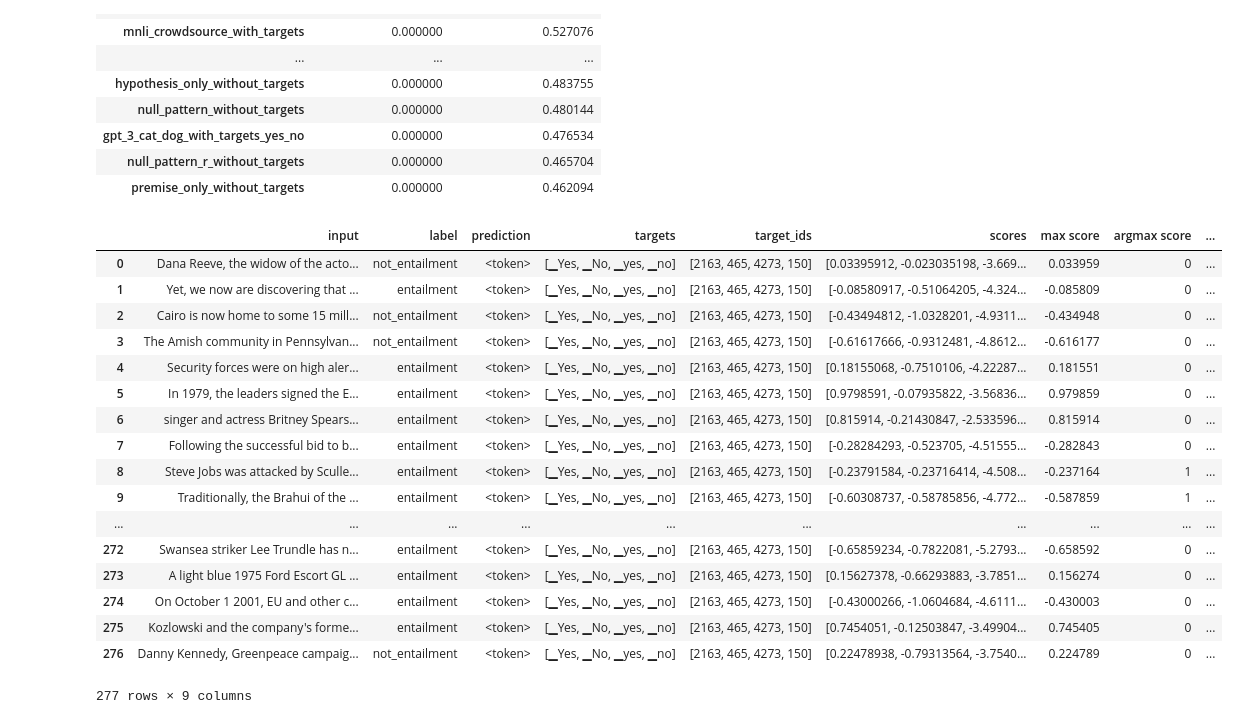
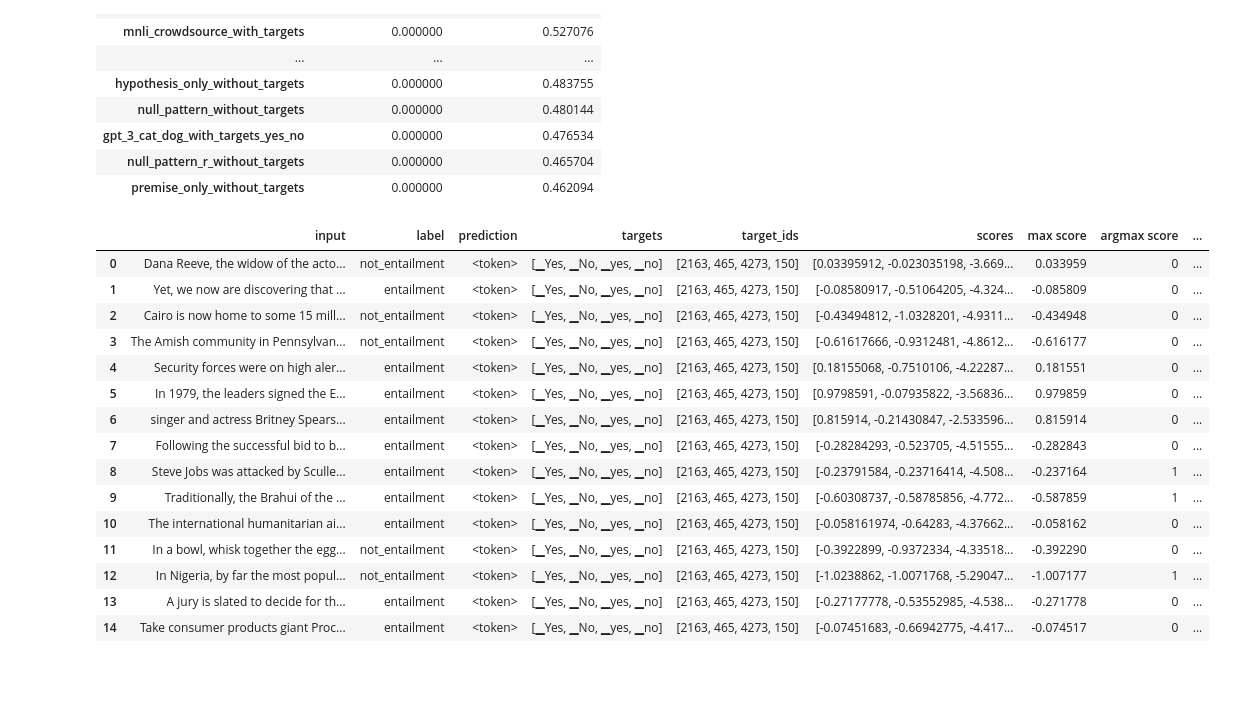
Before and after one commit to mmarius/t0-analysis, a Jupyter notebook: notebooks/rte_accuracy.ipynb, the cells around one changed output. Cells and saved outputs as stored; diff of their text form; code cells hidden in the pictures; blank space fills up the shorter version.

```diff
--- a/notebooks/rte_accuracy.ipynb
+++ b/notebooks/rte_accuracy.ipynb
@@ -271,24 +262,22 @@ google-t5-xl-lm-adapt (sorted by task score performance)
 # %%
 # check where score based prediction and em based prediction disagree
 prompt = "gpt_3_yes_no_with_targets"
 df_check = models_inputs["google-t5-xl-lm-adapt"]
-df_check[prompt][df_check[prompt]["prediction"] != df_check[prompt]["argmax score prediction"]]
+df_check[prompt][df_check[prompt]["prediction"] != df_check[prompt]["argmax score prediction"]].head(15)
 # %% [output]
 |  | input | label | prediction | targets | target_ids | scores | max score | argmax score | ... |
 | 0 | Dana Reeve, the widow of the acto... | not_entailment | <token> | [▁Yes, ▁No, ▁yes, ▁no] | [2163, 465, 4273, 150] | [0.03395912, -0.023035198, -3.669... | 0.033959 | 0 | ... |
 | 1 | Yet, we now are discovering that ... | entailment | <token> | [▁Yes, ▁No, ▁yes, ▁no] | [2163, 465, 4273, 150] | [-0.08580917, -0.51064205, -4.324... | -0.085809 | 0 | ... |
 | 2 | Cairo is now home to some 15 mill... | not_entailment | <token> | [▁Yes, ▁No, ▁yes, ▁no] | [2163, 465, 4273, 150] | [-0.43494812, -1.0328201, -4.9311... | -0.434948 | 0 | ... |
 | 3 | The Amish community in Pennsylvan... | not_entailment | <token> | [▁Yes, ▁No, ▁yes, ▁no] | [2163, 465, 4273, 150] | [-0.61617666, -0.9312481, -4.8612... | -0.616177 | 0 | ... |
 | 4 | Security forces were on high aler... | entailment | <token> | [▁Yes, ▁No, ▁yes, ▁no] | [2163, 465, 4273, 150] | [0.18155068, -0.7510106, -4.22287... | 0.181551 | 0 | ... |
 | 5 | In 1979, the leaders signed the E... | entailment | <token> | [▁Yes, ▁No, ▁yes, ▁no] | [2163, 465, 4273, 150] | [0.9798591, -0.07935822, -3.56836... | 0.979859 | 0 | ... |
 | 6 | singer and actress Britney Spears... | entailment | <token> | [▁Yes, ▁No, ▁yes, ▁no] | [2163, 465, 4273, 150] | [0.815914, -0.21430847, -2.533596... | 0.815914 | 0 | ... |
 | 7 | Following the successful bid to b... | entailment | <token> | [▁Yes, ▁No, ▁yes, ▁no] | [2163, 465, 4273, 150] | [-0.28284293, -0.523705, -4.51555... | -0.282843 | 0 | ... |
 | 8 | Steve Jobs was attacked by Sculle... | entailment | <token> | [▁Yes, ▁No, ▁yes, ▁no] | [2163, 465, 4273, 150] | [-0.23791584, -0.23716414, -4.508... | -0.237164 | 1 | ... |
 | 9 | Traditionally, the Brahui of the ... | entailment | <token> | [▁Yes, ▁No, ▁yes, ▁no] | [2163, 465, 4273, 150] | [-0.60308737, -0.58785856, -4.772... | -0.587859 | 1 | ... |
-| ... | ... | ... | ... | ... | ... | ... | ... | ... | ... |
-| 272 | Swansea striker Lee Trundle has n... | entailment | <token> | [▁Yes, ▁No, ▁yes, ▁no] | [2163, 465, 4273, 150] | [-0.65859234, -0.7822081, -5.2793... | -0.658592 | 0 | ... |
-| 273 | A light blue 1975 Ford Escort GL ... | entailment | <token> | [▁Yes, ▁No, ▁yes, ▁no] | [2163, 465, 4273, 150] | [0.15627378, -0.66293883, -3.7851... | 0.156274 | 0 | ... |
-| 274 | On October 1 2001, EU and other c... | entailment | <token> | [▁Yes, ▁No, ▁yes, ▁no] | [2163, 465, 4273, 150] | [-0.43000266, -1.0604684, -4.6111... | -0.430003 | 0 | ... |
-| 275 | Kozlowski and the company's forme... | entailment | <token> | [▁Yes, ▁No, ▁yes, ▁no] | [2163, 465, 4273, 150] | [0.7454051, -0.12503847, -3.49904... | 0.745405 | 0 | ... |
-| 276 | Danny Kennedy, Greenpeace campaig... | not_entailment | <token> | [▁Yes, ▁No, ▁yes, ▁no] | [2163, 465, 4273, 150] | [0.22478938, -0.79313564, -3.7540... | 0.224789 | 0 | ... |
+| 10 | The international humanitarian ai... | entailment | <token> | [▁Yes, ▁No, ▁yes, ▁no] | [2163, 465, 4273, 150] | [-0.058161974, -0.64283, -4.37662... | -0.058162 | 0 | ... |
+| 11 | In a bowl, whisk together the egg... | not_entailment | <token> | [▁Yes, ▁No, ▁yes, ▁no] | [2163, 465, 4273, 150] | [-0.3922899, -0.9372334, -4.33518... | -0.392290 | 0 | ... |
+| 12 | In Nigeria, by far the most popul... | not_entailment | <token> | [▁Yes, ▁No, ▁yes, ▁no] | [2163, 465, 4273, 150] | [-1.0238862, -1.0071768, -5.29047... | -1.007177 | 1 | ... |
+| 13 | A jury is slated to decide for th... | entailment | <token> | [▁Yes, ▁No, ▁yes, ▁no] | [2163, 465, 4273, 150] | [-0.27177778, -0.53552985, -4.538... | -0.271778 | 0 | ... |
+| 14 | Take consumer products giant Proc... | entailment | <token> | [▁Yes, ▁No, ▁yes, ▁no] | [2163, 465, 4273, 150] | [-0.07451683, -0.66942775, -4.417... | -0.074517 | 0 | ... |
-277 rows × 9 columns
```
Also changed, not shown: parts of 1 cell of this notebook.
